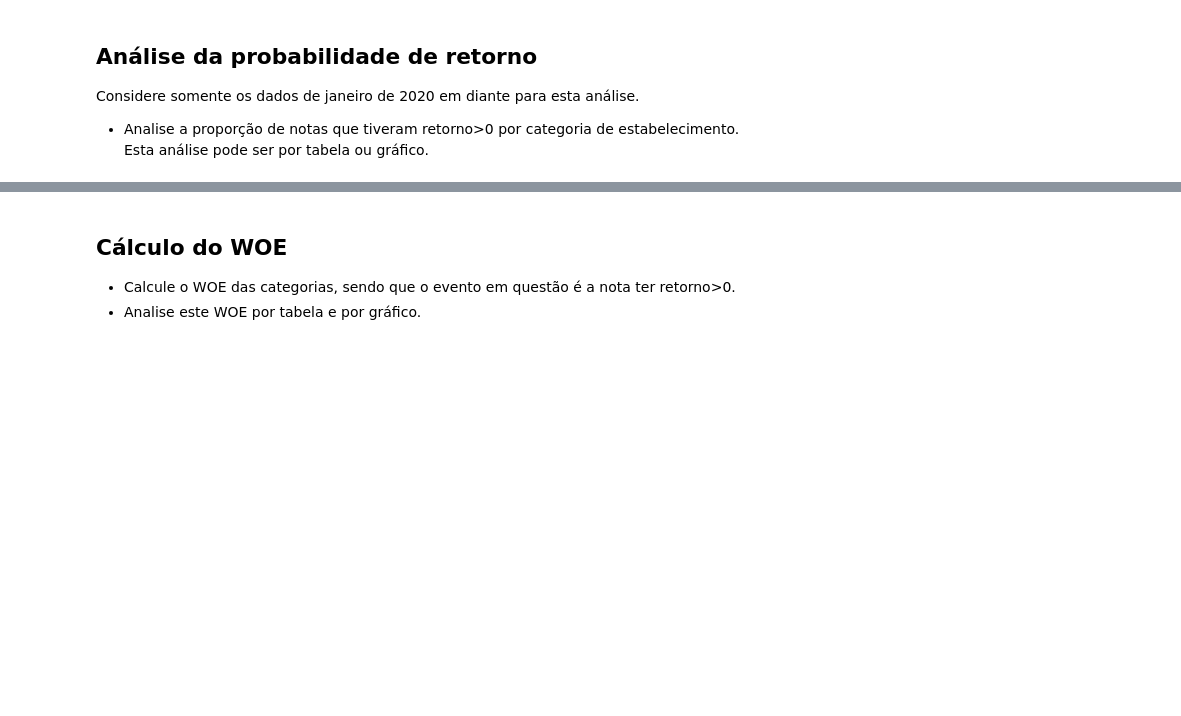
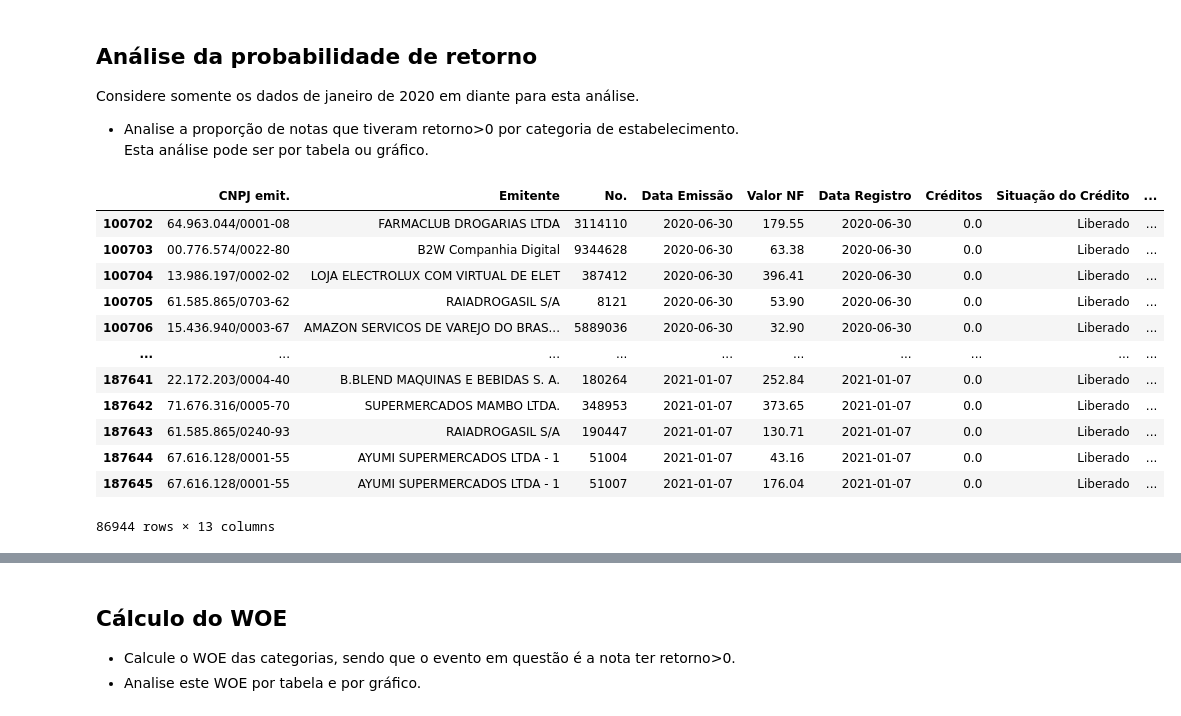
Before and after one commit to rafazagari/Curso-EBAC-Data-Science, a Jupyter notebook: Modulo 36 - Tarefa 1 - Análise de dados categorizados.ipynb, the cells around one changed output, grey strips where cells are left out. Drawn from its saved outputs; the diff is of its cells as text; code cells hidden in the pictures; blank space fills up the shorter version.

```diff
--- a/Modulo 36 - Tarefa 1 - Análise de dados categorizados.ipynb
+++ b/Modulo 36 - Tarefa 1 - Análise de dados categorizados.ipynb
@@ -51,3 +52,22 @@ See Full Dataframe in Mito
 Considere somente os dados de janeiro de 2020 em diante para esta análise.
 
 - Analise a proporção de notas que tiveram retorno>0 por categoria de estabelecimento. Esta análise pode ser por tabela ou gráfico.
+# %%
+# Primeiramente é necessário realizar as mudanças no df, para separar os dados de janeiro de 2020 em diante. Portanto podemos utilizar a coluna 'Ano' para realizar esse filtro.
+df_filtro = df[df['Ano'] >= 2020]
+
+df_filtro
+# %% [output]
+|  | CNPJ emit. | Emitente | No. | Data Emissão | Valor NF | Data Registro | Créditos | Situação do Crédito | ... |
+| 100702 | 64.963.044/0001-08 | FARMACLUB DROGARIAS LTDA | 3114110 | 2020-06-30 | 179.55 | 2020-06-30 | 0.0 | Liberado | ... |
+| 100703 | 00.776.574/0022-80 | B2W Companhia Digital | 9344628 | 2020-06-30 | 63.38 | 2020-06-30 | 0.0 | Liberado | ... |
+| 100704 | 13.986.197/0002-02 | LOJA ELECTROLUX COM VIRTUAL DE ELET | 387412 | 2020-06-30 | 396.41 | 2020-06-30 | 0.0 | Liberado | ... |
+| 100705 | 61.585.865/0703-62 | RAIADROGASIL S/A | 8121 | 2020-06-30 | 53.90 | 2020-06-30 | 0.0 | Liberado | ... |
+| 100706 | 15.436.940/0003-67 | AMAZON SERVICOS DE VAREJO DO BRAS... | 5889036 | 2020-06-30 | 32.90 | 2020-06-30 | 0.0 | Liberado | ... |
+| ... | ... | ... | ... | ... | ... | ... | ... | ... | ... |
+| 187641 | 22.172.203/0004-40 | B.BLEND MAQUINAS E BEBIDAS S. A. | 180264 | 2021-01-07 | 252.84 | 2021-01-07 | 0.0 | Liberado | ... |
+| 187642 | 71.676.316/0005-70 | SUPERMERCADOS MAMBO LTDA. | 348953 | 2021-01-07 | 373.65 | 2021-01-07 | 0.0 | Liberado | ... |
+| 187643 | 61.585.865/0240-93 | RAIADROGASIL S/A | 190447 | 2021-01-07 | 130.71 | 2021-01-07 | 0.0 | Liberado | ... |
+| 187644 | 67.616.128/0001-55 | AYUMI SUPERMERCADOS LTDA - 1 | 51004 | 2021-01-07 | 43.16 | 2021-01-07 | 0.0 | Liberado | ... |
+| 187645 | 67.616.128/0001-55 | AYUMI SUPERMERCADOS LTDA - 1 | 51007 | 2021-01-07 | 176.04 | 2021-01-07 | 0.0 | Liberado | ... |
+86944 rows × 13 columns
```
Also changed, not shown: parts of 11 cells of this notebook.
